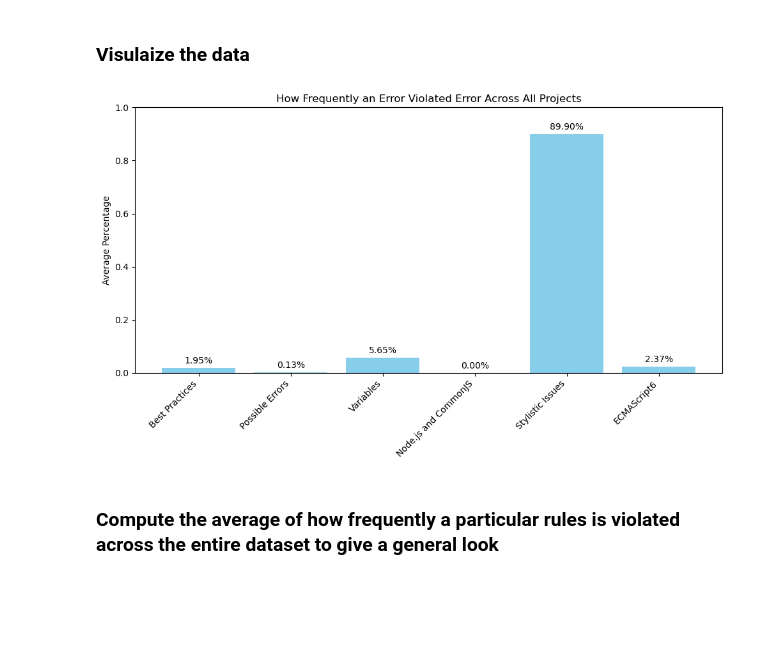
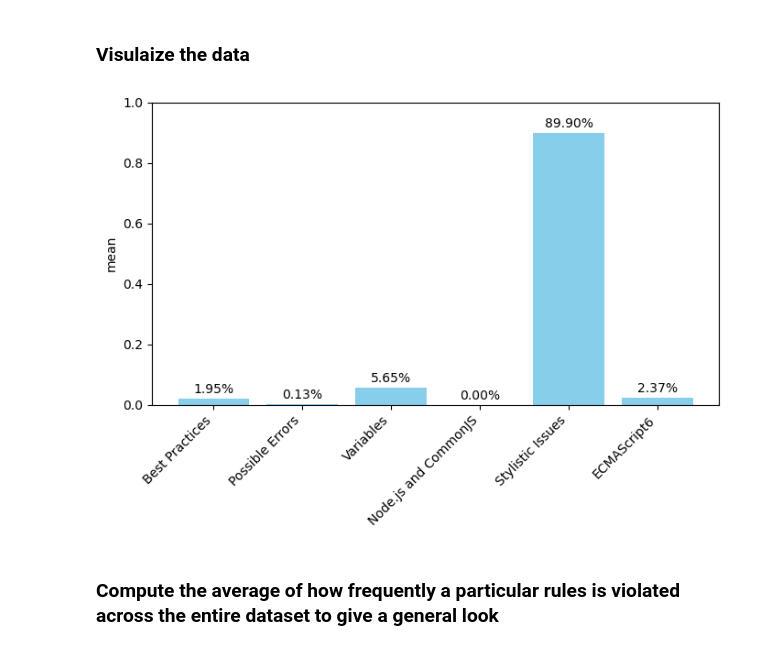
Before and after one commit to KevinXu17/982, a Jupyter notebook: data_analysis.ipynb, the cells around one changed output. Saved outputs shown, nothing was run; the diff lists cells and outputs as text; code cells hidden in the pictures; blank space fills up the shorter version.

```diff
--- a/dataAnalysis_Edison.ipynb
+++ b/data_analysis.ipynb
@@ -102,27 +132,27 @@ ECMAScript6            2.37   49.93  0.00   0.13    1.15   3.31
 # %%
 error_types = error_average.index
 mean_values = error_average.values
 
-plt.figure(figsize=(10, 6))
+plt.figure(figsize=(7, 5))
 bars = plt.bar(error_types, mean_values, color='skyblue')
 
 
 for bar in bars:
     yval = bar.get_height()
     plt.text(bar.get_x() + bar.get_width()/2, yval + 0.01, f'{yval:.2%}', ha='center', va='bottom')
 
 plt.xlabel('')
-plt.ylabel('Average Percentage')
-plt.title('How Frequently an Error Violated Error Across All Projects')
+plt.ylabel('mean')
+# plt.title('How Frequently an Error Violated Error Across All Projects')
 
 
 plt.xticks(rotation=45, ha='right')
 
 plt.ylim(0, 1)
 plt.tight_layout()
 plt.show()
 # %% [output]
-[figure, old version]
+[figure, new version]
 # %% [markdown]
 ### Compute the average of how frequently a particular rules is violated across the entire dataset to give a general look
 # %%
```
Also changed, not shown: parts of 7 cells of this notebook.
